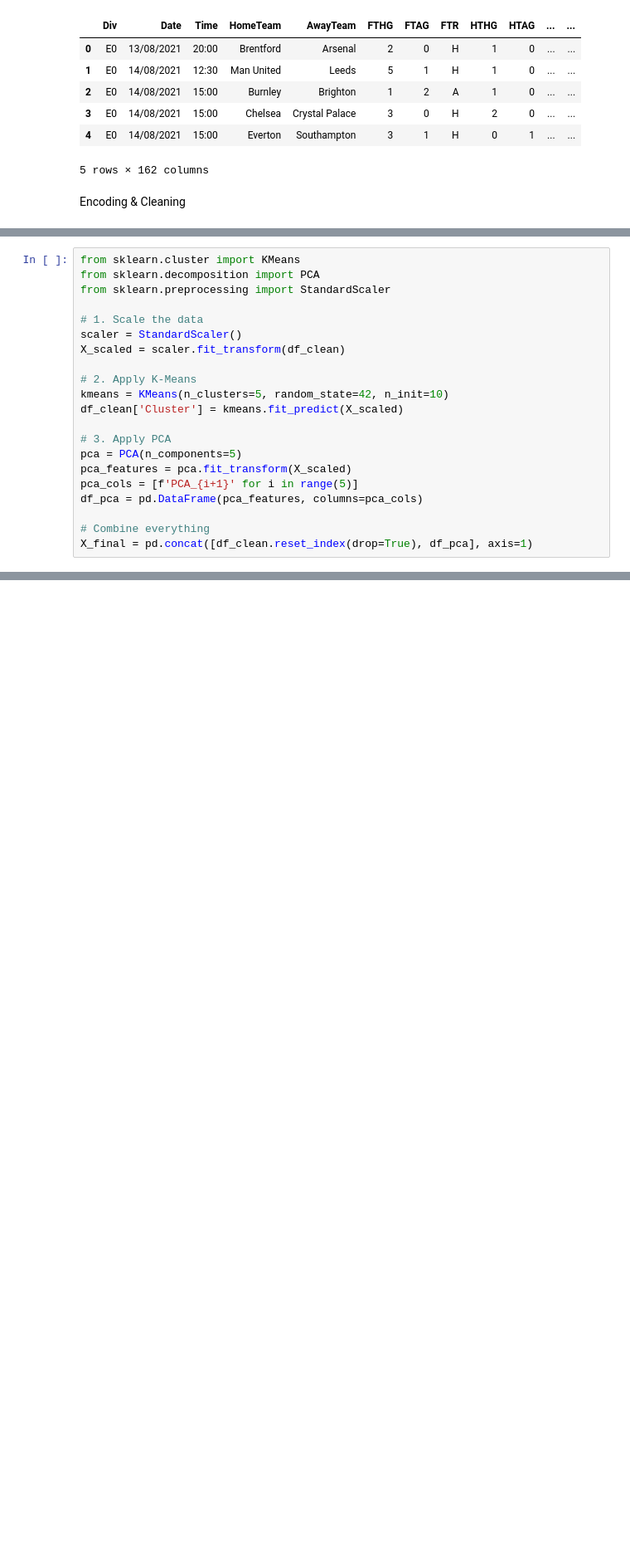
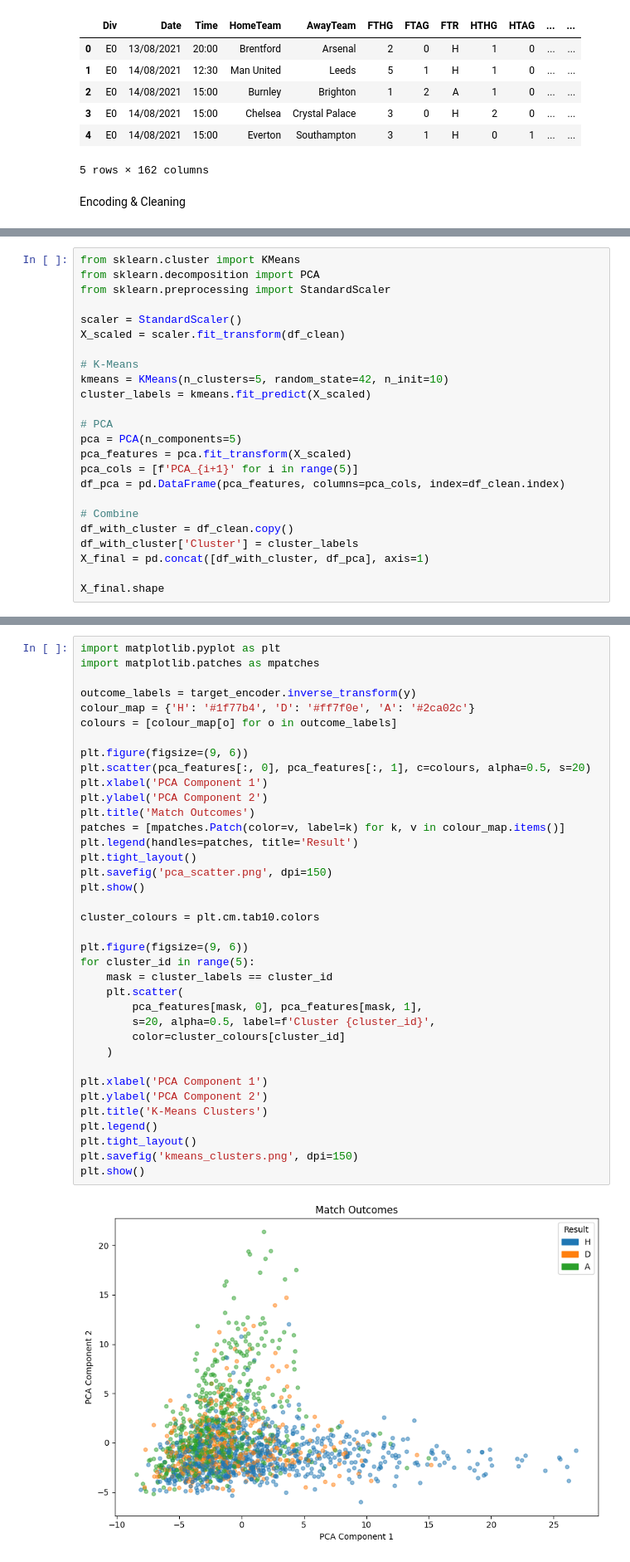
Before and after one commit to Thieron/Arsenal, a Jupyter notebook: Soccer.ipynb, the cells around one changed output, grey strips where cells are left out. Shown at 83% size. Saved outputs shown, nothing was run; the diff lists cells and outputs as text; blank space fills up the shorter version.

Commit message:
changes are happening, hope to imoprove match predictions, edit modeling and so on, will work on during the week but this is first steps

```diff
--- a/Soccer.ipynb
+++ b/Soccer.ipynb
@@ -135,19 +132,22 @@ from sklearn.cluster import KMeans
 from sklearn.decomposition import PCA
 from sklearn.preprocessing import StandardScaler
 
-# 1. Scale the data
 scaler = StandardScaler()
 X_scaled = scaler.fit_transform(df_clean)
 
-# 2. Apply K-Means
+# K-Means
 kmeans = KMeans(n_clusters=5, random_state=42, n_init=10)
-df_clean['Cluster'] = kmeans.fit_predict(X_scaled)
+cluster_labels = kmeans.fit_predict(X_scaled)
 
-# 3. Apply PCA
+# PCA
 pca = PCA(n_components=5)
 pca_features = pca.fit_transform(X_scaled)
 pca_cols = [f'PCA_{i+1}' for i in range(5)]
-df_pca = pd.DataFrame(pca_features, columns=pca_cols)
+df_pca = pd.DataFrame(pca_features, columns=pca_cols, index=df_clean.index)
 
-# Combine everything
-X_final = pd.concat([df_clean.reset_index(drop=True), df_pca], axis=1)
+# Combine
+df_with_cluster = df_clean.copy()
+df_with_cluster['Cluster'] = cluster_labels
+X_final = pd.concat([df_with_cluster, df_pca], axis=1)
+
+X_final.shape
@@ -153,0 +156,39 @@ X_final = pd.concat([df_clean.reset_index(drop=True), df_pca], axis=1)
+# %%
+import matplotlib.pyplot as plt
+import matplotlib.patches as mpatches
+
+outcome_labels = target_encoder.inverse_transform(y)
+colour_map = {'H': '#1f77b4', 'D': '#ff7f0e', 'A': '#2ca02c'}
+colours = [colour_map[o] for o in outcome_labels]
+
+plt.figure(figsize=(9, 6))
+plt.scatter(pca_features[:, 0], pca_features[:, 1], c=colours, alpha=0.5, s=20)
+plt.xlabel('PCA Component 1')
+plt.ylabel('PCA Component 2')
+plt.title('Match Outcomes')
+patches = [mpatches.Patch(color=v, label=k) for k, v in colour_map.items()]
+plt.legend(handles=patches, title='Result')
+plt.tight_layout()
+plt.savefig('pca_scatter.png', dpi=150)
+plt.show()
+
+cluster_colours = plt.cm.tab10.colors
+
+plt.figure(figsize=(9, 6))
+for cluster_id in range(5):
+    mask = cluster_labels == cluster_id
+    plt.scatter(
+        pca_features[mask, 0], pca_features[mask, 1],
+        s=20, alpha=0.5, label=f'Cluster {cluster_id}',
+        color=cluster_colours[cluster_id]
+    )
+
+plt.xlabel('PCA Component 1')
+plt.ylabel('PCA Component 2')
+plt.title('K-Means Clusters')
+plt.legend()
+plt.tight_layout()
+plt.savefig('kmeans_clusters.png', dpi=150)
+plt.show()
+# %% [output]
+[figure, added]
```
Also changed, not shown: parts of 5 cells of this notebook, 2 other files.
